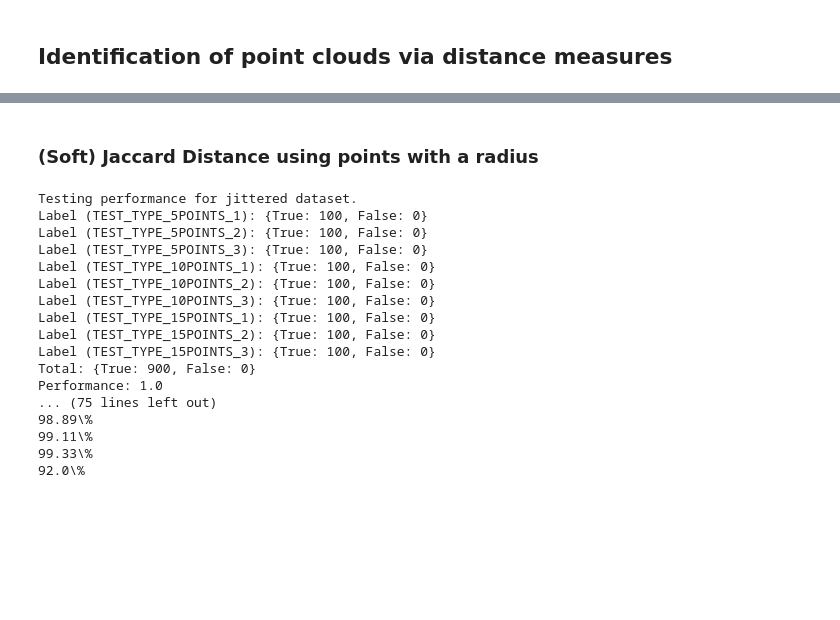
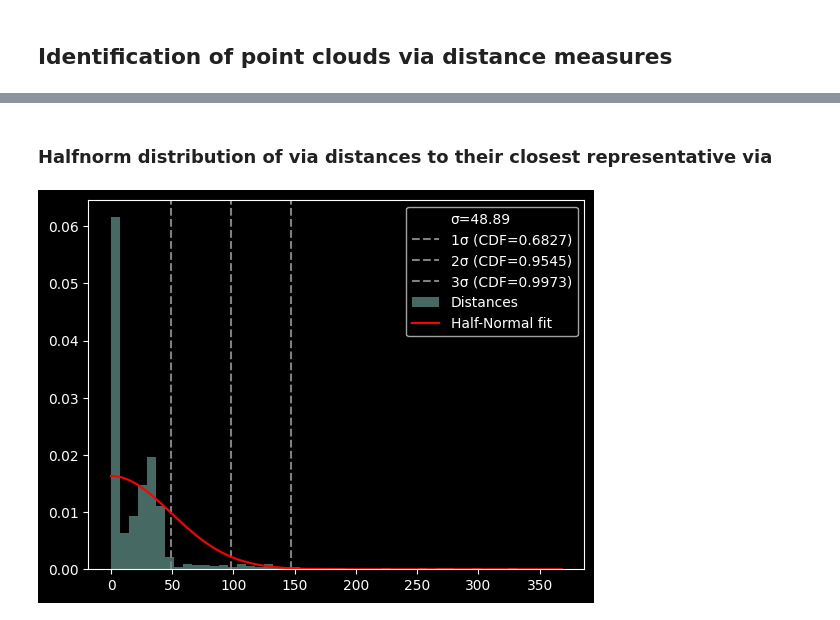
Before and after one commit to Souren-0/Bachelor_Thesis, a Jupyter notebook: Point_Cloud_Identification.ipynb, the cells around one changed output, grey strips where cells are left out. Drawn from its saved outputs; the diff is of its cells as text; code cells hidden in the pictures; blank space fills up the shorter version.

```diff
--- a/Point_Cloud_Identification.ipynb
+++ b/Point_Cloud_Identification.ipynb
@@ -452,8 +658,6 @@ def find_representative_vias(cell_type, plot=False) -> NDArray:
 
     return means
 # %%
-cell_type = cell_types[1]
-find_representative_vias(cell_type, plot=True)
-plt.scatter(*zip(*representatives[cell_type]), marker='s', s=20, c='green')
+find_representative_vias(cell_types[1], plot=True)
 # Looks much better....
 # %% [output]
@@ -671,2 +687,0 @@ def distance_measure_emd(cell_vias, representative, box_size):
-# %% [markdown]
-### (Soft) Jaccard Distance using points with a radius
@@ -686,50 +688,24 @@ def distance_measure_jaccard(cell_vias, representative, box_size, jittering=0.05
-# %%
-from concurrent.futures import ThreadPoolExecutor
-
-ranges = {
-    "jittered": slice(None, 100),
-    "removed": slice(100, 200),
-    "added": slice(200, 300),
-    "jit+rem": slice(300, 350),
-    "jit+add": slice(350, 400),
-    "rem+add": slice(400, 450),
-    "jit+rem+add": slice(450, 500),
-}
-
-report = {}
-for noise in ranges:
-    all_results = {True: 0, False: 0}
-    print(f"Testing performance for {noise} dataset.")
-    with ThreadPoolExecutor() as executor:
-        futures = {executor.submit(accuracy, distance_measure_emd, sorted_cells[cell_type][ranges[noise]]): cell_type for cell_type in cell_types}
-        for future in futures:
-            results = future.result()
-            cell_type = futures[future]
-            print(f"Label ({cell_type}): {results}")
-            all_results = {k: all_results[k] + results[k] for k in all_results}
-
-    print("Total:", all_results)
-    accuracy_value = all_results[True] / (all_results[True] + all_results[False])
-    print(f"Performance: {accuracy_value}")
-    report[noise] = accuracy_value
-
-for _, accuracy_value in report.items():
-    print(f"{round(accuracy_value * 100, 2)}\\%")
-# %% [output]
-Testing performance for jittered dataset.
-Label (TEST_TYPE_5POINTS_1): {True: 100, False: 0}
-Label (TEST_TYPE_5POINTS_2): {True: 100, False: 0}
-Label (TEST_TYPE_5POINTS_3): {True: 100, False: 0}
-Label (TEST_TYPE_10POINTS_1): {True: 100, False: 0}
-Label (TEST_TYPE_10POINTS_2): {True: 100, False: 0}
-Label (TEST_TYPE_10POINTS_3): {True: 100, False: 0}
-Label (TEST_TYPE_15POINTS_1): {True: 100, False: 0}
-Label (TEST_TYPE_15POINTS_2): {True: 100, False: 0}
-Label (TEST_TYPE_15POINTS_3): {True: 100, False: 0}
-Total: {True: 900, False: 0}
-Performance: 1.0
-... (75 lines left out)
-98.89\%
-99.11\%
-99.33\%
-92.0\%
+# %% [markdown]
+### Halfnorm distribution of via distances to their closest representative via
+# %%
+cell_type = cell_types[0]
+cell_stat = cell_stats[cell_type]
+distances = via_distances[cell_type]
+mean = cell_stat["mean"]
+sigma = cell_stat["sigma"]
+
+x = np.linspace(0, max(distances), 200)
+plt.scatter([], [], color='none' ,label=f"σ={round(sigma, 2)}")
+for i in range(1, 4):
+    threshold = mean + i * sigma
+    cdf_val = stats.halfnorm.cdf(threshold, loc=mean, scale=sigma)
+    plt.axvline(threshold, color='grey', linestyle='--', label=f'{i}σ (CDF={cdf_val:.4f})')
+
+pdf = stats.halfnorm.pdf(x, loc=mean, scale=sigma)
+plt.hist(distances, bins=50, density=True, alpha=0.5, label='Distances')
+plt.plot(x, pdf, 'r-', label='Half-Normal fit')
+
+plt.legend()
+plt.show()
+# %% [output]
+[figure, added]
```
Also changed, not shown: parts of 44 cells of this notebook.
